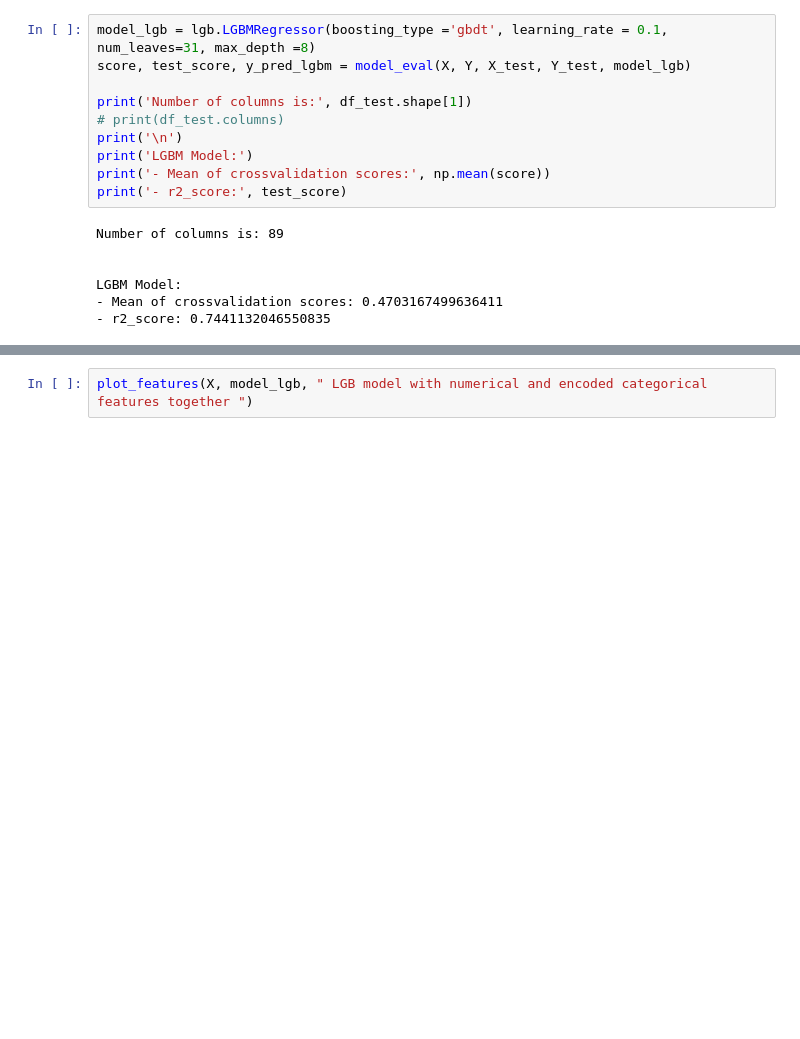
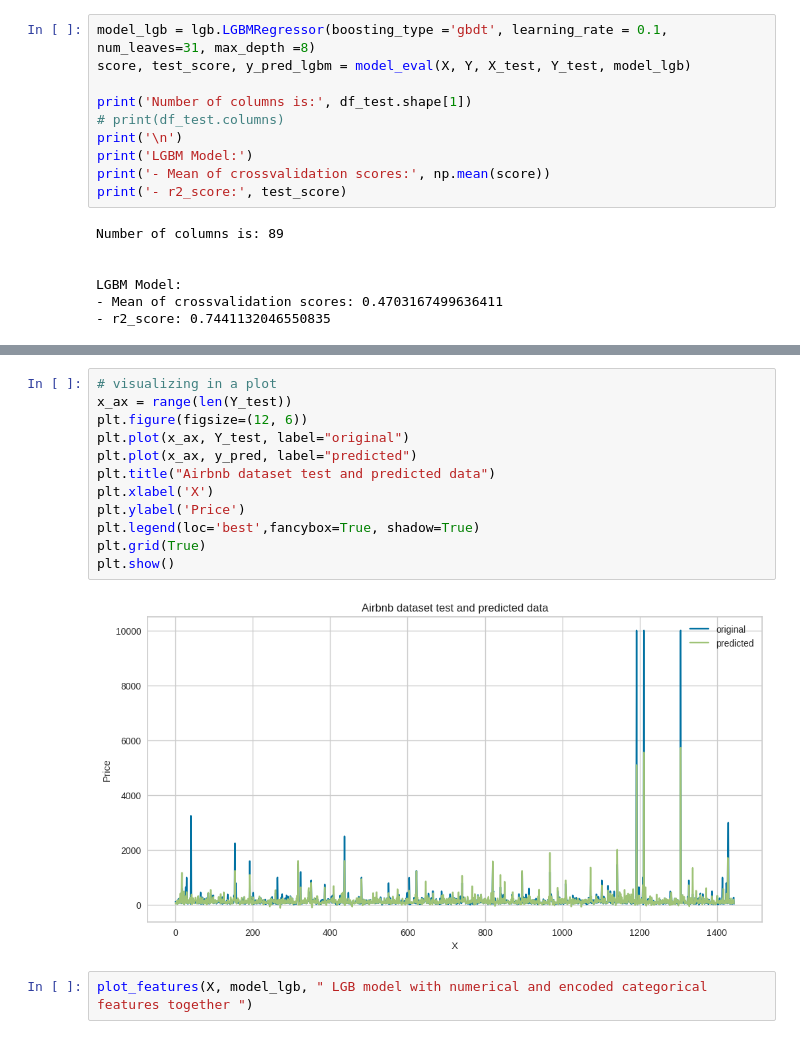
Before and after one commit to shipleydm/IS8036_PROJECT, a Jupyter notebook: IS8036.ipynb, the cells around one changed output, grey strips where cells are left out. Cells and saved outputs as stored; diff of their text form; blank space fills up the shorter version.

```diff
--- a/IS8036.ipynb
+++ b/IS8036.ipynb
@@ -457,3 +632,17 @@ LGBM Model:
+# %%
+# visualizing in a plot
+x_ax = range(len(Y_test))
+plt.figure(figsize=(12, 6))
+plt.plot(x_ax, Y_test, label="original")
+plt.plot(x_ax, y_pred, label="predicted")
+plt.title("Airbnb dataset test and predicted data")
+plt.xlabel('X')
+plt.ylabel('Price')
+plt.legend(loc='best',fancybox=True, shadow=True)
+plt.grid(True)
+plt.show()
+# %% [output]
+[figure, added]
 # %%
 plot_features(X, model_lgb, " LGB model with numerical and encoded categorical features together ")
 # %% [output]
```
Also changed, not shown: parts of 13 cells of this notebook.
